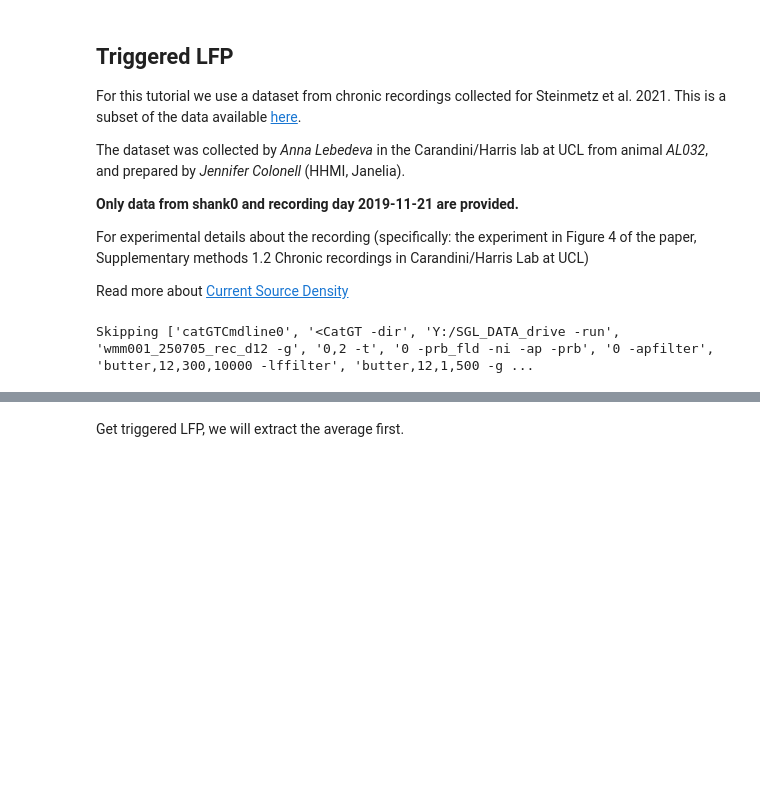
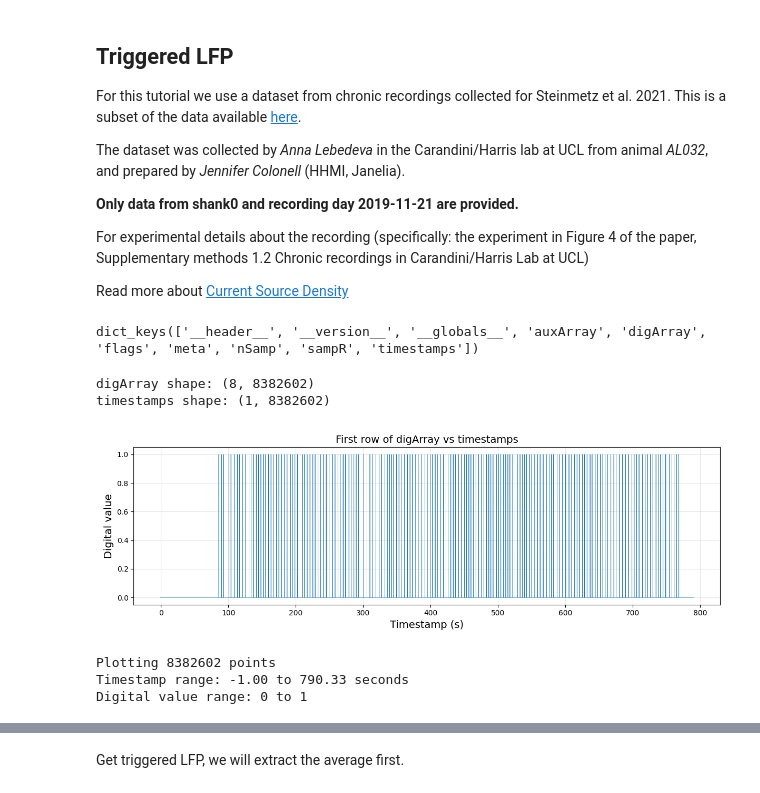
Before and after one commit to MrbioDT/UCLA-neuropixels-2026, a Jupyter notebook: tutorials/05_triggered_LFP.ipynb, the cells around one changed output, grey strips where cells are left out. Saved outputs shown, nothing was run; the diff lists cells and outputs as text; code cells hidden in the pictures; blank space fills up the shorter version.

```diff
--- a/tutorials/05_triggered_LFP.ipynb
+++ b/tutorials/05_triggered_LFP.ipynb
@@ -19,9 +19,9 @@ from helpers import *
 # for interactivity
 %matplotlib ipympl
 
-foldername = Path('Y:\SGL_DATA_drive\wmm001_250705_rec_d12\catgt_wmm001_250705_rec_d12_g0\wmm001_250705_rec_d12_g0_imec0')  # path to folder containing the binary file
+foldername = Path('Y:\SGL_DATA_drive\wmm001_250705_rec_d12_g1\wmm001_250705_rec_d12_g1_imec0')  # path to folder containing the binary file
 # try to find the binary file (has extension .bin)
-fname = list(foldername.rglob('*.bin'))
+fname = list(foldername.rglob('*.lf.bin'))
 if not len(fname): # display an error message if the file is not found.
     raise(ValueError(f'Could not find the file in folder {foldername}'))
 else:
@@ -53,6 +53,59 @@ sampling_rate = meta['imSampRate'] # from the .meta
 # stimtimes = mat['sorted_response'][np.where(mat['day_label'] == '2019-11-21')].squeeze()
 # stimtimes = np.stack(stimtimes) # ntrial x nstim x feature
 
-stimon_times = np.load(r'C:\Users\NeuropixelsComp\Documents\GitHub\python_npx\stimon_times.npy')
+# stimon_times = np.load(r'C:\Users\NeuropixelsComp\Documents\GitHub\python_npx\stimon_times.npy')
-# %% [output]
-Skipping ['catGTCmdline0', '<CatGT -dir', 'Y:/SGL_DATA_drive -run', 'wmm001_250705_rec_d12 -g', '0,2 -t', '0 -prb_fld -ni -ap -prb', '0 -apfilter', 'butter,12,300,10000 -lffilter', 'butter,12,1,500 -g ...
+# %%
+# load the stimon_times from the mat files
+from scipy.io import loadmat
+
+mat = loadmat(r"Y:\BehaviorDataBackup - Copy\NeuropixelMice\wmm001mjr\nidaq\wmm001_250705_rec_d12_g1_nidaq.mat")
+
+# see what variables are inside
+print(mat.keys())
+
+# load a specific variable
+digArray = mat["digArray"]
+timestamps = mat["timestamps"]
+# %% [output]
+dict_keys(['__header__', '__version__', '__globals__', 'auxArray', 'digArray', 'flags', 'meta', 'nSamp', 'sampR', 'timestamps'])
+# %%
+# Plot first row of digArray using timestamps as x-axis
+print(f"digArray shape: {digArray.shape}")
+print(f"timestamps shape: {timestamps.shape}")
+
+# Ensure digArray first row - check if it's (n_channels, n_samples) or (n_samples, n_channels)
+if digArray.shape[0] < digArray.shape[1]:
+    # Assuming (n_channels, n_samples)
+    dig_first_row = digArray[0, :]
+else:
+    # Assuming (n_samples, n_channels) - need to transpose
+    dig_first_row = digArray[:, 0]
+
+# Ensure timestamps is 1D
+if timestamps.ndim > 1:
+    timestamps = timestamps.flatten()
+
+# Make sure lengths match
+min_len = min(len(dig_first_row), len(timestamps))
+dig_first_row = dig_first_row[:min_len]
+timestamps = timestamps[:min_len]
+
+plt.figure(figsize=(12, 4))
+plt.plot(timestamps, dig_first_row, linewidth=0.5)
+plt.xlabel('Timestamp (s)', fontsize=14)
+plt.ylabel('Digital value', fontsize=14)
+plt.title('First row of digArray vs timestamps', fontsize=14)
+plt.grid(True, alpha=0.3)
+plt.tight_layout()
+plt.show()
+
+print(f"Plotting {len(dig_first_row)} points")
+print(f"Timestamp range: {timestamps.min():.2f} to {timestamps.max():.2f} seconds")
+print(f"Digital value range: {dig_first_row.min()} to {dig_first_row.max()}")
+# %% [output]
+digArray shape: (8, 8382602)
+timestamps shape: (1, 8382602)
+[figure, added]
+Plotting 8382602 points
+Timestamp range: -1.00 to 790.33 seconds
+Digital value range: 0 to 1
```
Also changed, not shown: parts of 3 cells of this notebook.
